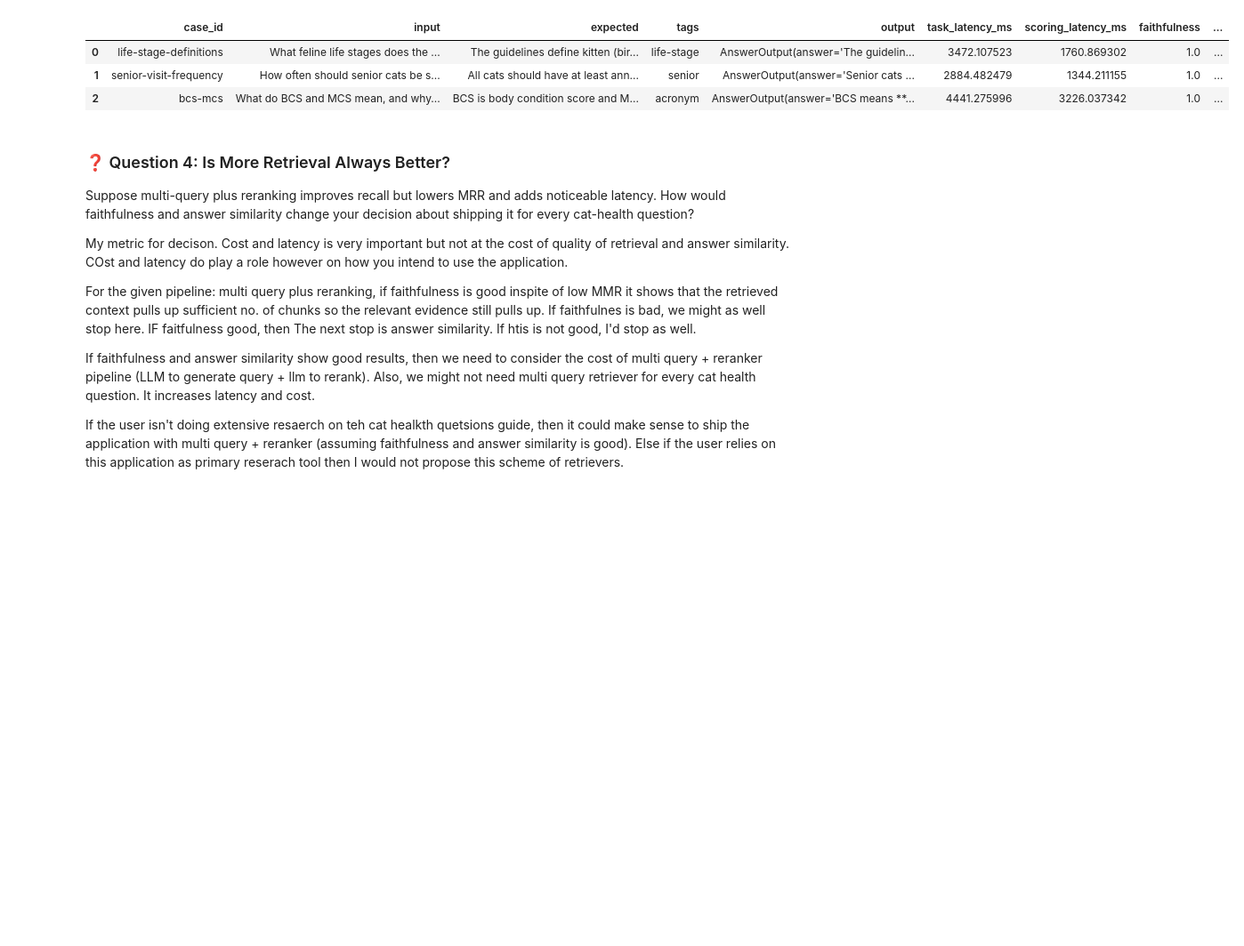
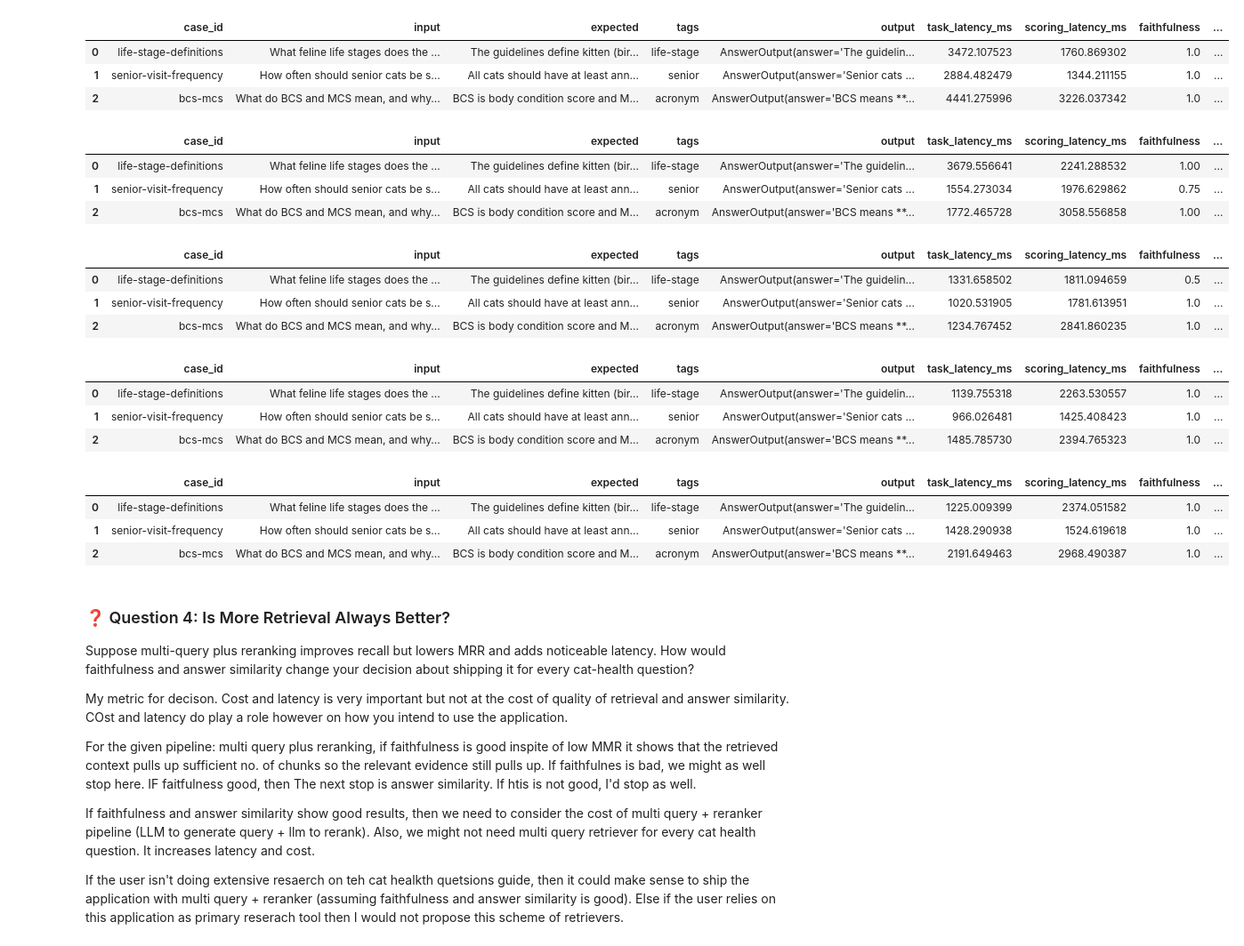
Before and after one commit to sajalosta/AIEC_v1.0, a Jupyter notebook: 07_Advanced_Retrievers/01_Cat_Health_Advanced_Retrieval.ipynb, the cells around one changed output. Shown at 89% size. Cells and saved outputs as stored; diff of their text form; code cells hidden in the pictures; blank space fills up the shorter version.

```diff
--- a/07_Advanced_Retrievers/01_Cat_Health_Advanced_Retrieval.ipynb
+++ b/07_Advanced_Retrievers/01_Cat_Health_Advanced_Retrieval.ipynb
@@ -831,6 +957,34 @@ full_pipeline_answer_report.case_table()
 | 0 | life-stage-definitions | What feline life stages does the ... | The guidelines define kitten (bir... | life-stage | AnswerOutput(answer='The guidelin... | 3472.107523 | 1760.869302 | 1.0 | ... |
 | 1 | senior-visit-frequency | How often should senior cats be s... | All cats should have at least ann... | senior | AnswerOutput(answer='Senior cats ... | 2884.482479 | 1344.211155 | 1.0 | ... |
 | 2 | bcs-mcs | What do BCS and MCS mean, and why... | BCS is body condition score and M... | acronym | AnswerOutput(answer='BCS means **... | 4441.275996 | 3226.037342 | 1.0 | ... |
+# %%
+dense_answer_report.case_table()
+# %% [output]
+|  | case_id | input | expected | tags | output | task_latency_ms | scoring_latency_ms | faithfulness | ... |
+| 0 | life-stage-definitions | What feline life stages does the ... | The guidelines define kitten (bir... | life-stage | AnswerOutput(answer='The guidelin... | 3679.556641 | 2241.288532 | 1.00 | ... |
+| 1 | senior-visit-frequency | How often should senior cats be s... | All cats should have at least ann... | senior | AnswerOutput(answer='Senior cats ... | 1554.273034 | 1976.629862 | 0.75 | ... |
+| 2 | bcs-mcs | What do BCS and MCS mean, and why... | BCS is body condition score and M... | acronym | AnswerOutput(answer='BCS means **... | 1772.465728 | 3058.556858 | 1.00 | ... |
+# %%
+bm25_answer_report.case_table()
+# %% [output]
+|  | case_id | input | expected | tags | output | task_latency_ms | scoring_latency_ms | faithfulness | ... |
+| 0 | life-stage-definitions | What feline life stages does the ... | The guidelines define kitten (bir... | life-stage | AnswerOutput(answer='The guidelin... | 1331.658502 | 1811.094659 | 0.5 | ... |
+| 1 | senior-visit-frequency | How often should senior cats be s... | All cats should have at least ann... | senior | AnswerOutput(answer='Senior cats ... | 1020.531905 | 1781.613951 | 1.0 | ... |
+| 2 | bcs-mcs | What do BCS and MCS mean, and why... | BCS is body condition score and M... | acronym | AnswerOutput(answer='BCS means **... | 1234.767452 | 2841.860235 | 1.0 | ... |
+# %%
+parent_child_answer_report.case_table()
+# %% [output]
+|  | case_id | input | expected | tags | output | task_latency_ms | scoring_latency_ms | faithfulness | ... |
+| 0 | life-stage-definitions | What feline life stages does the ... | The guidelines define kitten (bir... | life-stage | AnswerOutput(answer='The guidelin... | 1139.755318 | 2263.530557 | 1.0 | ... |
+| 1 | senior-visit-frequency | How often should senior cats be s... | All cats should have at least ann... | senior | AnswerOutput(answer='Senior cats ... | 966.026481 | 1425.408423 | 1.0 | ... |
+| 2 | bcs-mcs | What do BCS and MCS mean, and why... | BCS is body condition score and M... | acronym | AnswerOutput(answer='BCS means **... | 1485.785730 | 2394.765323 | 1.0 | ... |
+# %%
+hybrid_answer_report.case_table()
+# %% [output]
+|  | case_id | input | expected | tags | output | task_latency_ms | scoring_latency_ms | faithfulness | ... |
+| 0 | life-stage-definitions | What feline life stages does the ... | The guidelines define kitten (bir... | life-stage | AnswerOutput(answer='The guidelin... | 1225.009399 | 2374.051582 | 1.0 | ... |
+| 1 | senior-visit-frequency | How often should senior cats be s... | All cats should have at least ann... | senior | AnswerOutput(answer='Senior cats ... | 1428.290938 | 1524.619618 | 1.0 | ... |
+| 2 | bcs-mcs | What do BCS and MCS mean, and why... | BCS is body condition score and M... | acronym | AnswerOutput(answer='BCS means **... | 2191.649463 | 2968.490387 | 1.0 | ... |
 # %% [markdown]
 ### ❓ Question 4: Is More Retrieval Always Better?
 
```
Also changed, not shown: parts of 10 cells of this notebook.
